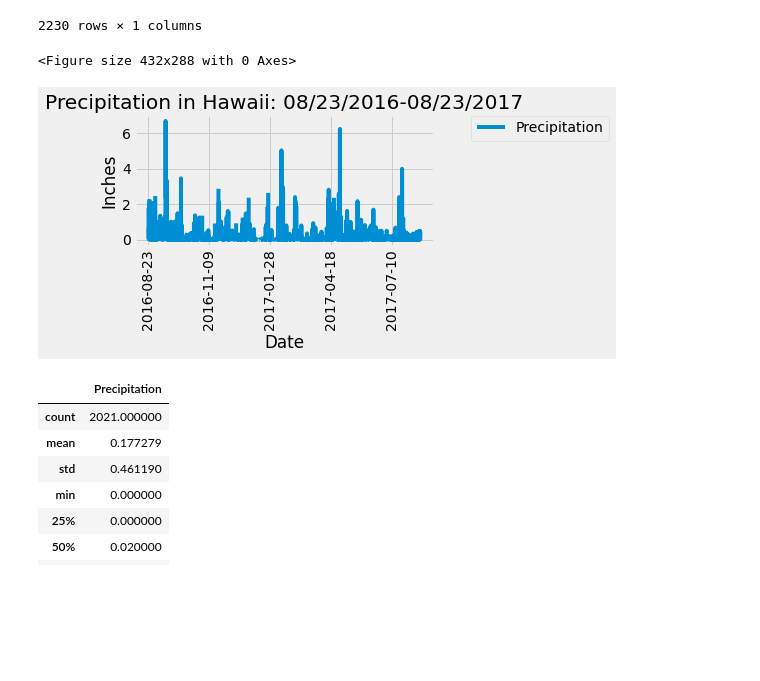
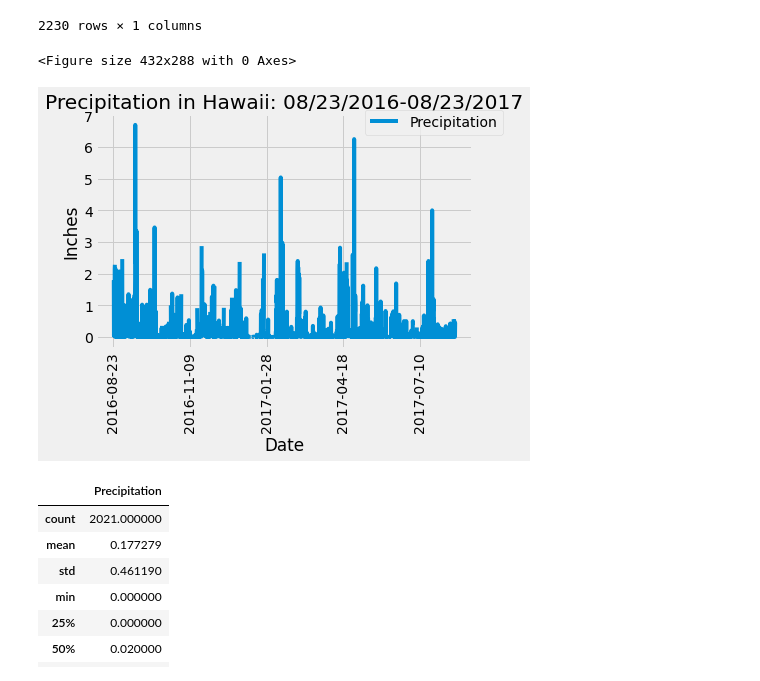
Before and after one commit to yperez0914/sqlalchemy-challenge, a Jupyter notebook: HI_Climate.ipynb, the cells around one changed output. Cells and saved outputs as stored; diff of their text form; code cells hidden in the pictures; blank space fills up the shorter version.

```diff
--- a/HI_Climate.ipynb
+++ b/HI_Climate.ipynb
@@ -163,22 +155,18 @@ precip_sort
 2230 rows × 1 columns
 # %%
  # # Use Pandas Plotting with Matplotlib to plot the data
-#precip_sort.plot()
-#xticks = ['2016-08-23', '2016-10-01','2016-11-09','2-16-12-19','2017-01-28','2017-03-09','2017-04-18','2017-05-31','2017-07-10']
 plt.figure()
 precip_sort.plot()
 plt.title('Precipitation in Hawaii: 08/23/2016-08/23/2017')
 plt.ylabel('Inches')
 plt.xlabel('Date')
 plt.xticks(rotation=90)
 plt.legend(bbox_to_anchor=(1.1, 1.05))
-plt.tight_layout()
-#plt.rcParams['figure.figsize'] = [10, 5]
-plt.savefig('precipitation.png')
+plt.savefig('precipitation.png', bbox_inches = 'tight')
 plt.show()
 # %% [output]
 <Figure size 432x288 with 0 Axes>
-[figure, old version]
+[figure, new version]
 # %%
 #Use Pandas to calcualte the summary statistics for the precipitation data
 precip_sort.describe()
```
Also changed, not shown: parts of 7 cells of this notebook, 3 other files.
